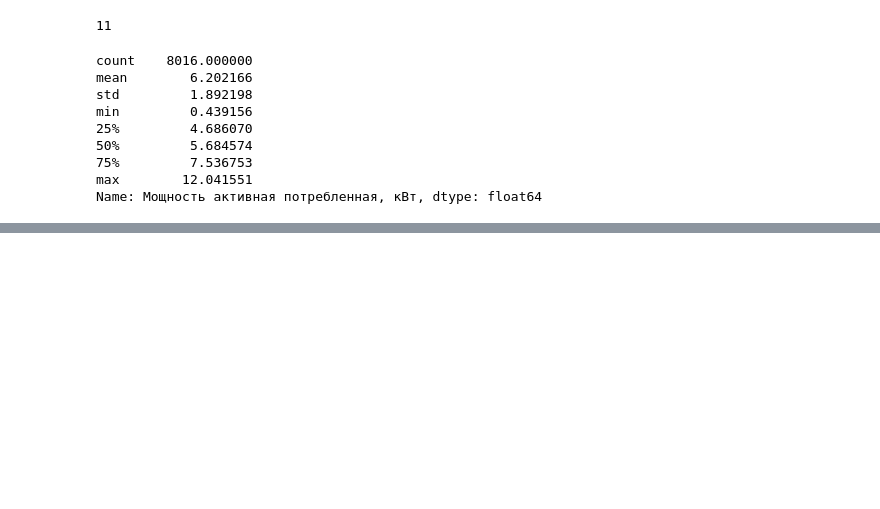
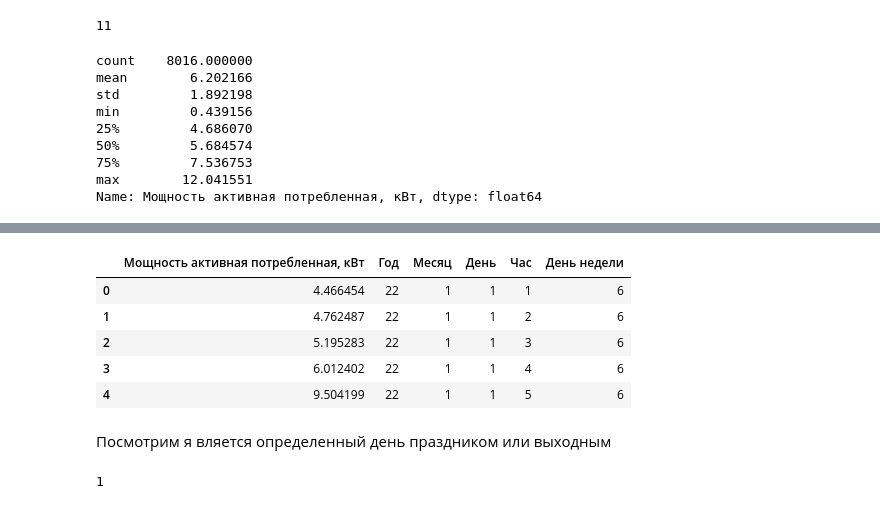
Before and after one commit to Argen7umCode/energy_prediction, a Jupyter notebook: data processing.ipynb, the cells around one changed output, grey strips where cells are left out. Drawn from its saved outputs; the diff is of its cells as text; code cells hidden in the pictures; blank space fills up the shorter version.

```diff
--- a/data processing.ipynb
+++ b/data processing.ipynb
@@ -127,0 +181,10 @@ new_df
+# %%
+# Определим какой день недели в первой колонке
+first_week_day = '6' # суббота
+count_days = new_df.shape[0] // 24
+# %%
+def get_n_week_days(start_day, n_days):
+    pattern =  start_day + ''.join('1234567'.split(start_day)[::-1])
+    return pattern * (n_days // 7) + pattern[:n_days%7]
+# %%
+week_days = list(map(int, ''.join(map(lambda a: a*24, get_n_week_days(first_week_day, count_days)))))
@@ -127,0 +199,13 @@ new_df
+# %%
+new_df['День недели'] = week_days
+# %%
+new_df.head()
+# %% [output]
+|  | Мощность активная потребленная, кВт | Год | Месяц | День | Час | День недели |
+| 0 | 4.466454 | 22 | 1 | 1 | 1 | 6 |
+| 1 | 4.762487 | 22 | 1 | 1 | 2 | 6 |
+| 2 | 5.195283 | 22 | 1 | 1 | 3 | 6 |
+| 3 | 6.012402 | 22 | 1 | 1 | 4 | 6 |
+| 4 | 9.504199 | 22 | 1 | 1 | 5 | 6 |
+# %% [markdown]
+Посмотрим я вляется определенный день праздником или выходным
@@ -127,0 +220,4 @@ new_df
+# %%
+is_the_day_weekend(2023, 1, 1)
+# %% [output]
+1
```
Also changed, not shown: parts of 16 cells of this notebook, 3 other files.
